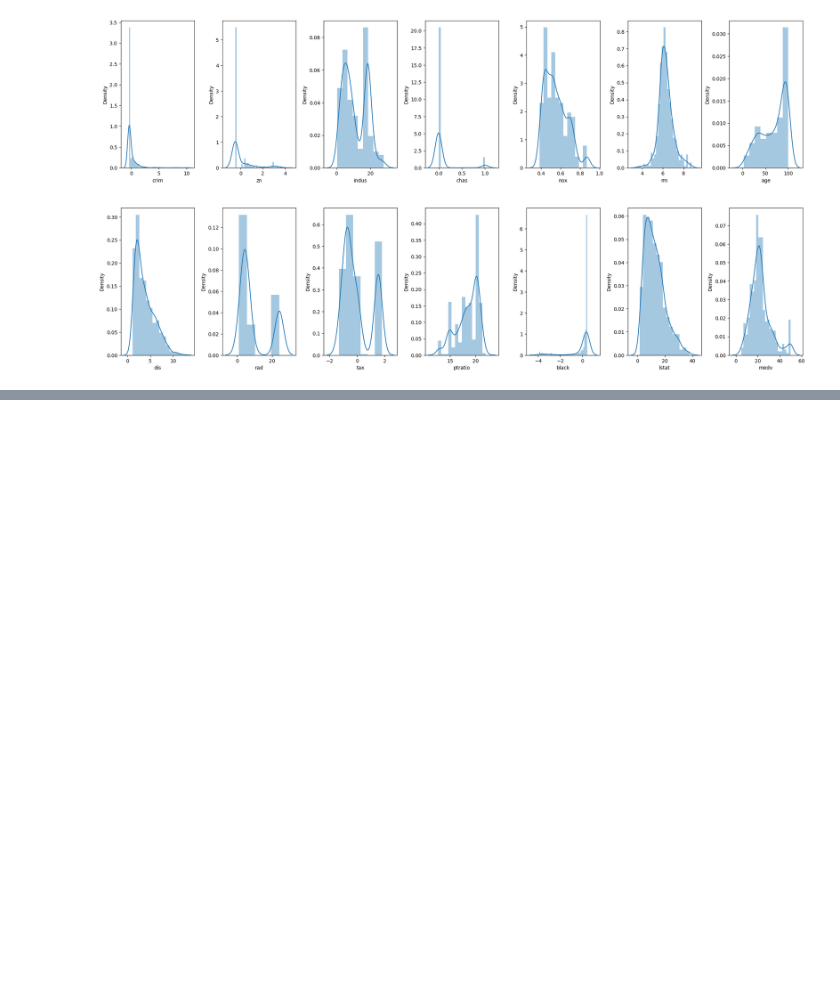
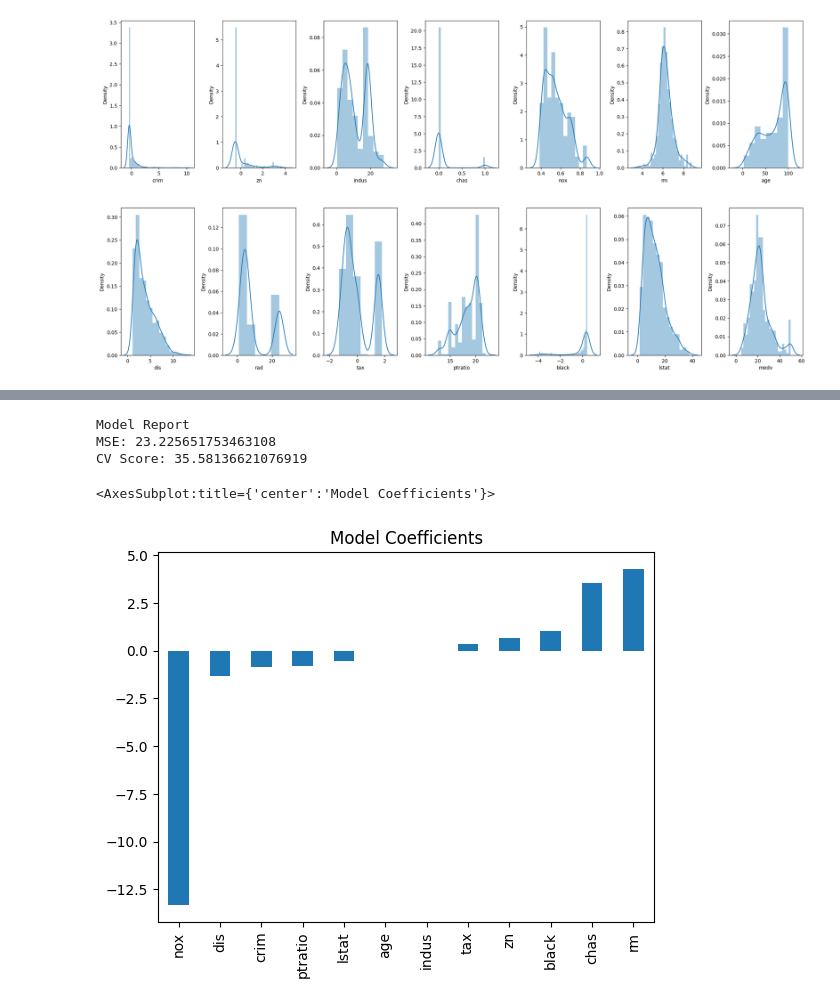
Before and after one commit to Dhiraj455/Boston_House, a Jupyter notebook: prediction.ipynb, the cells around one changed output, grey strips where cells are left out. Drawn from its saved outputs; the diff is of its cells as text; code cells hidden in the pictures; blank space fills up the shorter version.

Commit message:
Model Training

```diff
--- a/prediction.ipynb
+++ b/prediction.ipynb
@@ -159,0 +183,31 @@ plt.tight_layout(pad=0.5, w_pad=0.7, h_pad=5.0)
+# %%
+from sklearn.metrics import mean_squared_error
+from sklearn.model_selection import cross_val_score, train_test_split
+
+def train(model, x, y):
+    # train the model
+    x_train, x_test, y_train, y_test = train_test_split(x, y, test_size=0.3, random_state=42)
+    model.fit(x_train, y_train)
+
+    # predict the training set
+    pred = model.predict(x_test)
+
+    # perform cross-validation
+    cv_score = cross_val_score(model, x, y, scoring='neg_mean_squared_error', cv=5)
+    cv_score = np.abs(np.mean(cv_score))
+
+    print("Model Report")
+    print("MSE:", mean_squared_error(y_test, pred))
+    print("CV Score:", cv_score)
+# %%
+from sklearn.linear_model import LinearRegression
+model = LinearRegression(normalize=True)
+train(model, x, y)
+coef = pd.Series(model.coef_, x.columns).sort_values()
+coef.plot(kind='bar', title='Model Coefficients')
+# %% [output]
+Model Report
+MSE: 23.225651753463108
+CV Score: 35.58136621076919
+<AxesSubplot:title={'center':'Model Coefficients'}>
+[figure, added]
```
Also changed, not shown: parts of 8 cells of this notebook, 4 other files.
